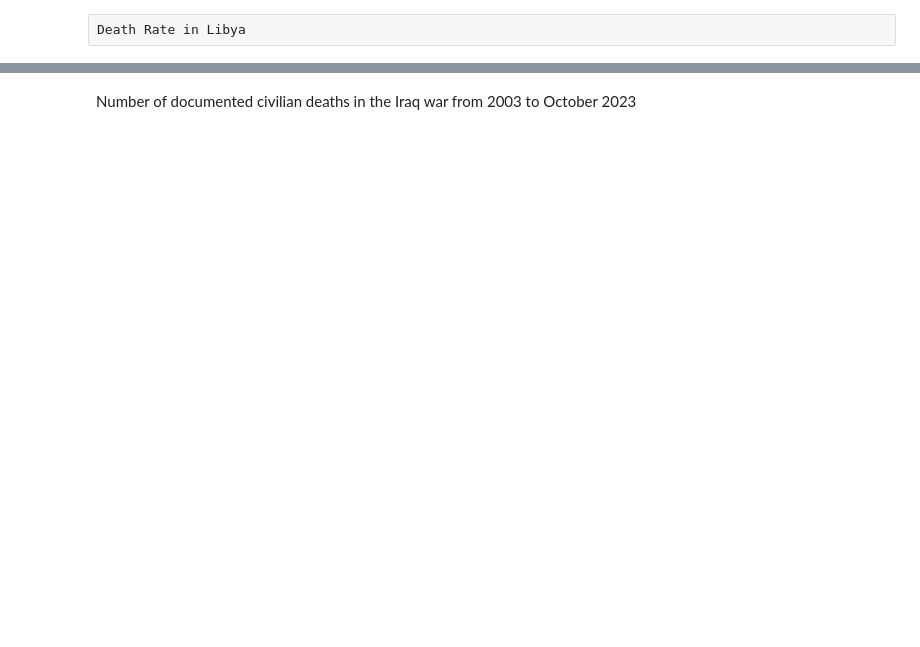
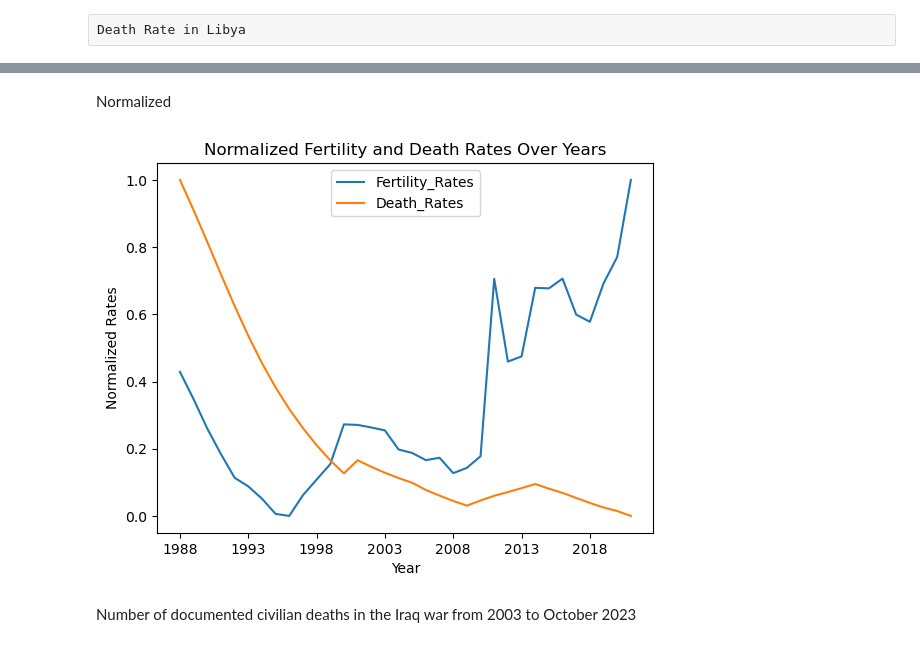
Before and after one commit to Huahuahaha/2023Fall_Projects, a Jupyter notebook: Hypothesis Report.ipynb, the cells around one changed output, grey strips where cells are left out. Saved outputs shown, nothing was run; the diff lists cells and outputs as text; code cells hidden in the pictures; blank space fills up the shorter version.

Commit message:
Normalized function add

```diff
--- a/Hypothesis Report.ipynb
+++ b/Hypothesis Report.ipynb
@@ -195,6 +189,18 @@ lby_dt_rates = list(lby_dt_change_rates.values())
 functions.plot_comparison(lby_cr_years, lby_change_rates, lby_dt_years, lby_dt_rates, 3)
 # %% [output]
 [figure]
+# %% [markdown]
+Normalized
+# %%
+df = pd.DataFrame({'Fertility_Rates': libya_dt, 'Death_Rates': lby_fr})
+df_normalized = (df - df.min()) / (df.max() - df.min())
+df_normalized.plot()
+plt.title('Normalized Fertility and Death Rates Over Years')
+plt.xlabel('Year')
+plt.ylabel('Normalized Rates')
+plt.show()
+# %% [output]
+[figure, added]
 # %% [markdown]
 Number of documented civilian deaths in the Iraq war from 2003 to October 2023
 # %%
```
Also changed, not shown: parts of 4 cells of this notebook.
